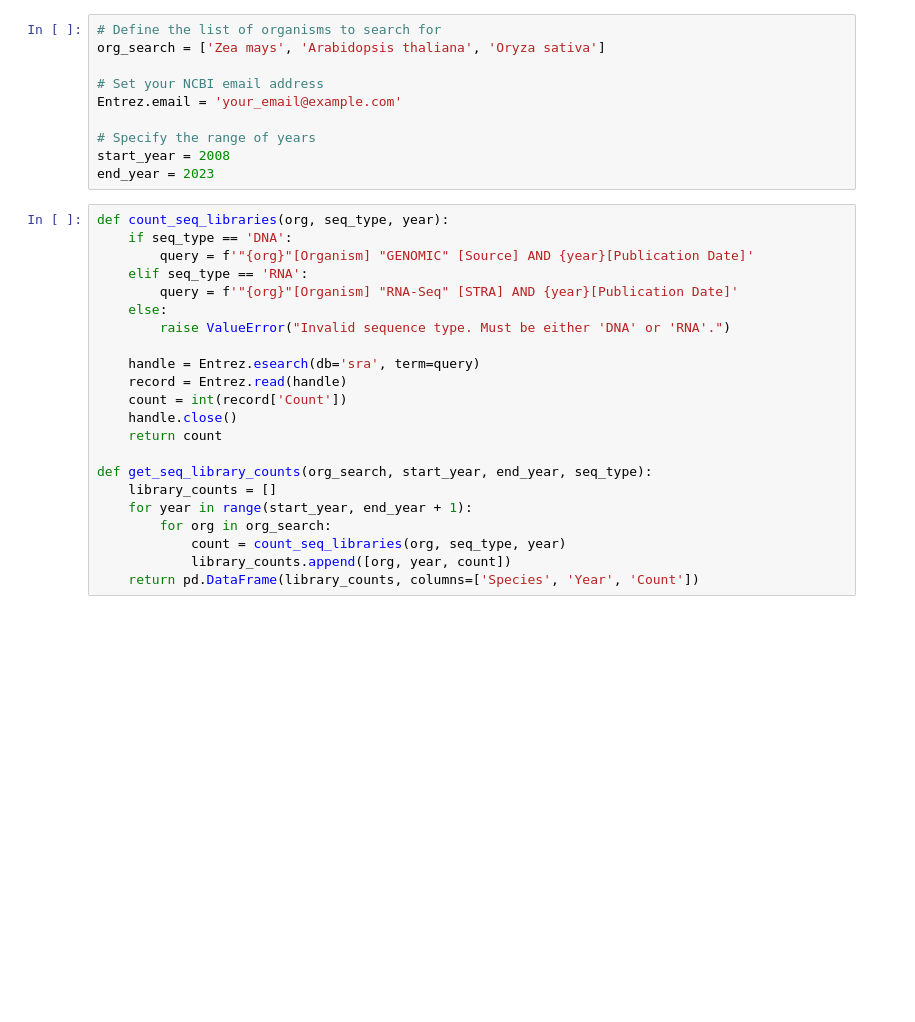
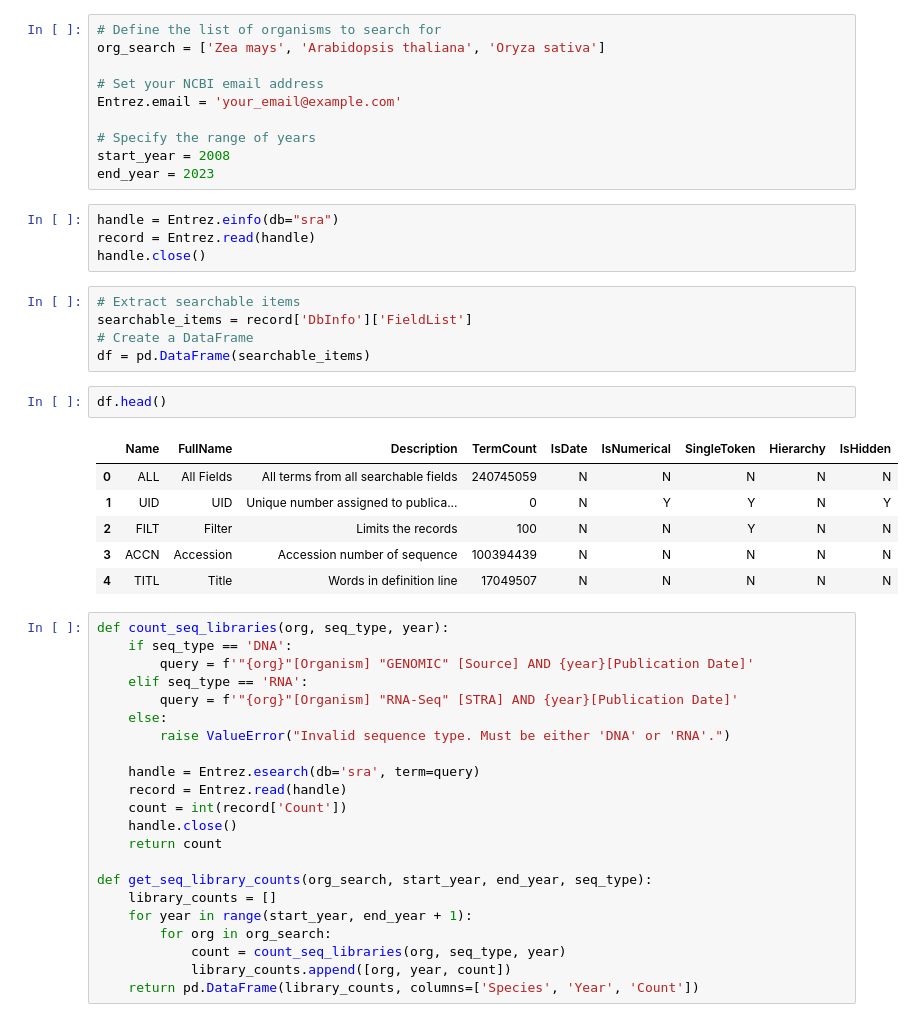
Before and after one commit to timedreamer/NCBI_GEO_search, a Jupyter notebook: src/SRA_search.ipynb, the cells around one changed output. Cells and saved outputs as stored; diff of their text form; blank space fills up the shorter version.

```diff
--- a/src/SRA_search.ipynb
+++ b/src/SRA_search.ipynb
@@ -22,6 +13,24 @@ Entrez.email = 'your_email@example.com'
 # Specify the range of years
 start_year = 2008
 end_year = 2023
+# %%
+handle = Entrez.einfo(db="sra")
+record = Entrez.read(handle)
+handle.close()
+# %%
+# Extract searchable items
+searchable_items = record['DbInfo']['FieldList']
+# Create a DataFrame
+df = pd.DataFrame(searchable_items)
+# %%
+df.head()
+# %% [output]
+|  | Name | FullName | Description | TermCount | IsDate | IsNumerical | SingleToken | Hierarchy | IsHidden |
+| 0 | ALL | All Fields | All terms from all searchable fields | 240745059 | N | N | N | N | N |
+| 1 | UID | UID | Unique number assigned to publica... | 0 | N | Y | Y | N | Y |
+| 2 | FILT | Filter | Limits the records | 100 | N | N | Y | N | N |
+| 3 | ACCN | Accession | Accession number of sequence | 100394439 | N | N | N | N | N |
+| 4 | TITL | Title | Words in definition line | 17049507 | N | N | N | N | N |
 # %%
 def count_seq_libraries(org, seq_type, year):
     if seq_type == 'DNA':
```
Also changed, not shown: parts of 1 cell of this notebook, 10 other files.
